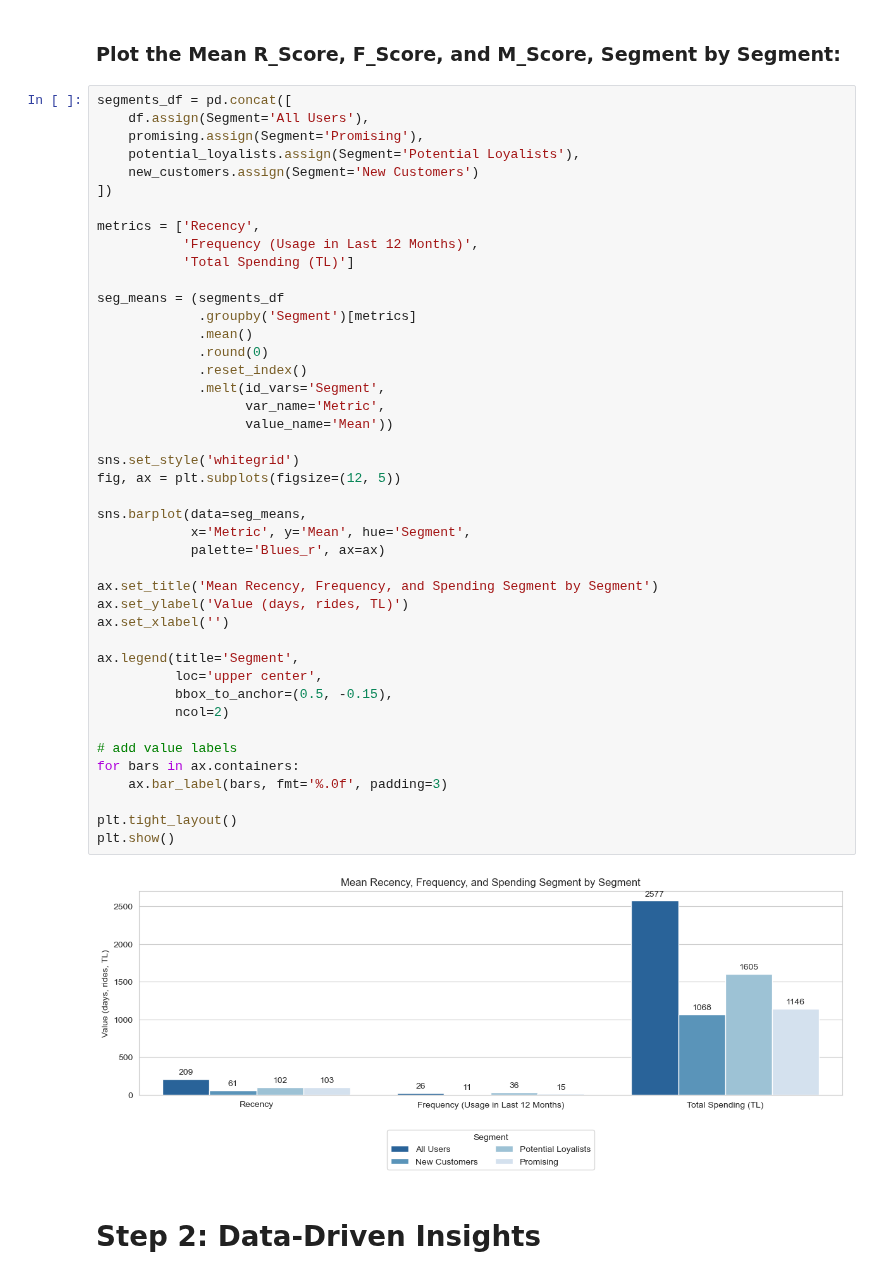
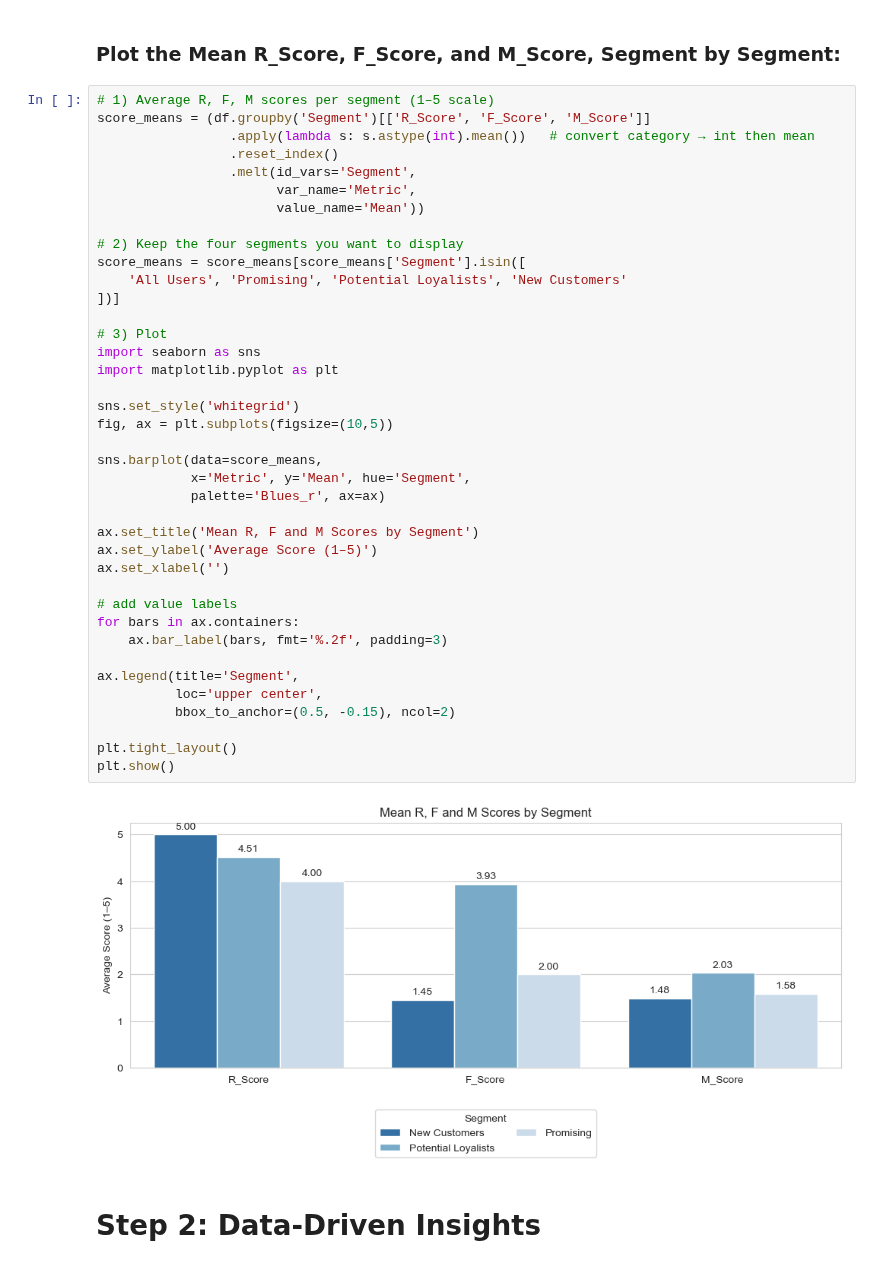
Before and after one commit to rodyonraskolnikov/rfm-segmentation-retention-analysis, a Jupyter notebook: bitaksi_rfm.ipynb, the cells around one changed output. Saved outputs shown, nothing was run; the diff lists cells and outputs as text.

```diff
--- a/bitaksi_rfm.ipynb
+++ b/bitaksi_rfm.ipynb
@@ -447,50 +449,46 @@ Promising: 92
 # %% [markdown]
 ### Plot the Mean R_Score, F_Score, and M_Score, Segment by Segment:
 # %%
-segments_df = pd.concat([
-    df.assign(Segment='All Users'),
-    promising.assign(Segment='Promising'),
-    potential_loyalists.assign(Segment='Potential Loyalists'),
-    new_customers.assign(Segment='New Customers')
-])
+# 1) Average R, F, M scores per segment (1–5 scale)
+score_means = (df.groupby('Segment')[['R_Score', 'F_Score', 'M_Score']]
+                 .apply(lambda s: s.astype(int).mean())   # convert category → int then mean
+                 .reset_index()
+                 .melt(id_vars='Segment',
+                       var_name='Metric',
+                       value_name='Mean'))
 
-metrics = ['Recency',
-           'Frequency (Usage in Last 12 Months)',
-           'Total Spending (TL)']
+# 2) Keep the four segments you want to display
+score_means = score_means[score_means['Segment'].isin([
+    'All Users', 'Promising', 'Potential Loyalists', 'New Customers'
+])]
 
-seg_means = (segments_df
-             .groupby('Segment')[metrics]
-             .mean()
-             .round(0)
-             .reset_index()
-             .melt(id_vars='Segment',
-                   var_name='Metric',
-                   value_name='Mean'))
+# 3) Plot
+import seaborn as sns
+import matplotlib.pyplot as plt
 
 sns.set_style('whitegrid')
-fig, ax = plt.subplots(figsize=(12, 5))
+fig, ax = plt.subplots(figsize=(10,5))
 
-sns.barplot(data=seg_means,
+sns.barplot(data=score_means,
             x='Metric', y='Mean', hue='Segment',
             palette='Blues_r', ax=ax)
 
-ax.set_title('Mean Recency, Frequency, and Spending Segment by Segment')
-ax.set_ylabel('Value (days, rides, TL)')
+ax.set_title('Mean R, F and M Scores by Segment')
+ax.set_ylabel('Average Score (1–5)')
 ax.set_xlabel('')
+
+# add value labels
+for bars in ax.containers:
+    ax.bar_label(bars, fmt='%.2f', padding=3)
 
 ax.legend(title='Segment',
           loc='upper center',
-          bbox_to_anchor=(0.5, -0.15),
-          ncol=2)
-
-# add value labels
-for bars in ax.containers:
-    ax.bar_label(bars, fmt='%.0f', padding=3)
+          bbox_to_anchor=(0.5, -0.15), ncol=2)
 
 plt.tight_layout()
 plt.show()
 # %% [output]
-[figure, old version]
+[figure, new version]
 # %% [markdown]
 # Step 2: Data-Driven Insights
 # %% [markdown]
```
Also changed, not shown: parts of 3 cells of this notebook.
